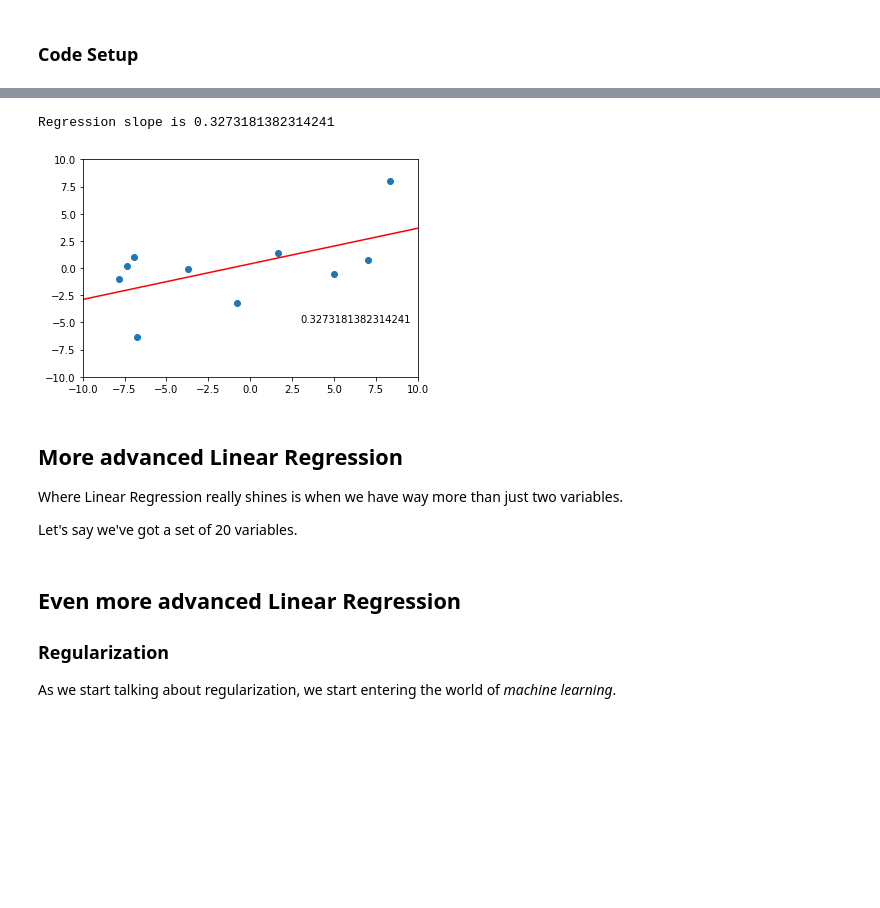
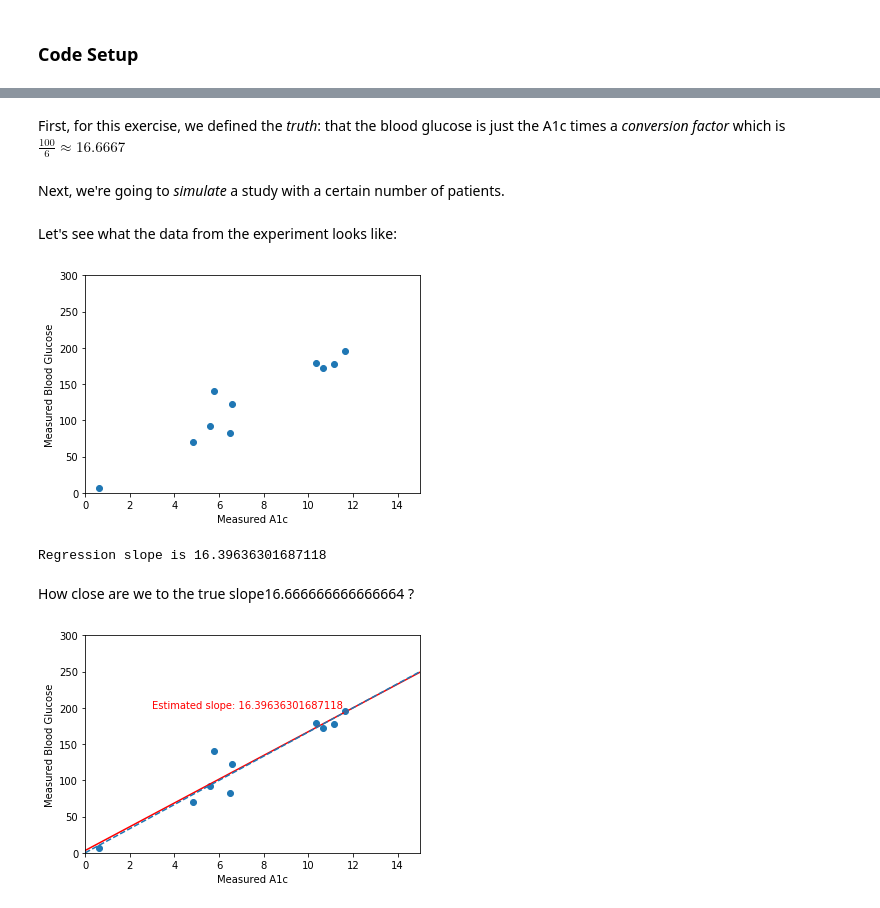
Before and after one commit to virati/Med_ML, a Jupyter notebook: core/ML_Med_LinRegr.ipynb, the cells around one changed output, grey strips where cells are left out. Cells and saved outputs as stored; diff of their text form; code cells hidden in the pictures; blank space fills up the shorter version.

```diff
--- a/core/ML_Med_LinRegr.ipynb
+++ b/core/ML_Med_LinRegr.ipynb
@@ -41,6 +12,0 @@ Text(value='')
-# %%
-x,y = gen_lin_data(float(set_slope.value),3.0,10)
-plt.figure()
-plt.scatter(x,y)
-plt.xlim((-10,10));
-plt.ylim((-10,10));
@@ -49,30 +42,51 @@ plt.ylim((-10,10));
+# %% [markdown]
+First, for this exercise, we defined the *truth*: that the blood glucose is just the A1c times a *conversion factor* which is $\frac{100}{6} \approx 16.6667$
+# %%
+# Let's define *the truth* so that we can compare our data-driven analysis to something concrete
+conversion_factor = (1/6) * 100
+truth = lambda x: conversion_factor * x
+# %% [markdown]
+Next, we're going to *simulate* a study with a certain number of patients.
+# %%
+num_pts = 10
+# The data we (simulated) collected from paWtients
+exp_1_a1c = np.random.uniform(0,15,size=(num_pts,1))
+exp_1_bgluc = truth(exp_1_a1c) + np.random.normal(0,20,size=(num_pts,1))
+# %% [markdown]
+Let's see what the data from the experiment looks like:
+# %%
+def plot_data(a1c,bgluc):
+    plt.figure()
+    plt.scatter(a1c,bgluc)
+    plt.xlabel('Measured A1c')
+    plt.ylabel('Measured Blood Glucose')
+    plt.xlim((0,15))
+    plt.ylim((0,300));
+
+plot_data(exp_1_a1c,exp_1_bgluc)
+# %% [output]
+[figure, added]
 # %%
-from sklearn.linear_model import LinearRegression
-x = x.reshape(-1,1)
-y = y.reshape(-1,1)
-reg = LinearRegression().fit(x, y)
+x = exp_1_a1c.reshape(-1,1)
+y = exp_1_bgluc.reshape(-1,1)
+reg = LinearRegression(fit_intercept=True).fit(x, y)
 reg.score(x, y)
 
 slope_estimate = reg.coef_[0,0]
 print('Regression slope is ' + str(slope_estimate))
 #reg.intercept_
 # %% [output]
-Regression slope is 0.3273181382314241
+Regression slope is 16.39636301687118
-# %%
-plt.scatter(x,y)
-x_fix = np.linspace(-10,10,100)
-plt.plot(x_fix,slope_estimate * x_fix + reg.intercept_,'red')
-plt.text(3,-5,str(slope_estimate))
-plt.xlim((-10,10));
-plt.ylim((-10,10));
-# %% [output]
-[figure, removed]
-# %% [markdown]
-## More advanced Linear Regression
-Where Linear Regression really shines is when we have way more than just two variables.
-
-Let's say we've got a set of 20 variables.
-# %% [markdown]
-## Even more advanced Linear Regression
-### Regularization
-As we start talking about regularization, we start entering the world of *machine learning*.
+# %%
+plot_data(exp_1_a1c,exp_1_bgluc)
+
+#Now let's plot the lines that we think link our variables
+x_fix = np.linspace(0,15,100)
+plt.plot(x_fix,slope_estimate * x_fix + reg.intercept_,'red')
+plt.text(3,200,'Estimated slope: ' + str(slope_estimate),color='red')
+plt.plot(x_fix,truth(x_fix),'--')
+
+md("How close are we to the true slope" + str(conversion_factor) + " ?")
+# %% [output]
+How close are we to the true slope16.666666666666664 ?
+[figure, added]
```
Also changed, not shown: parts of 24 cells of this notebook, 2 other files.
